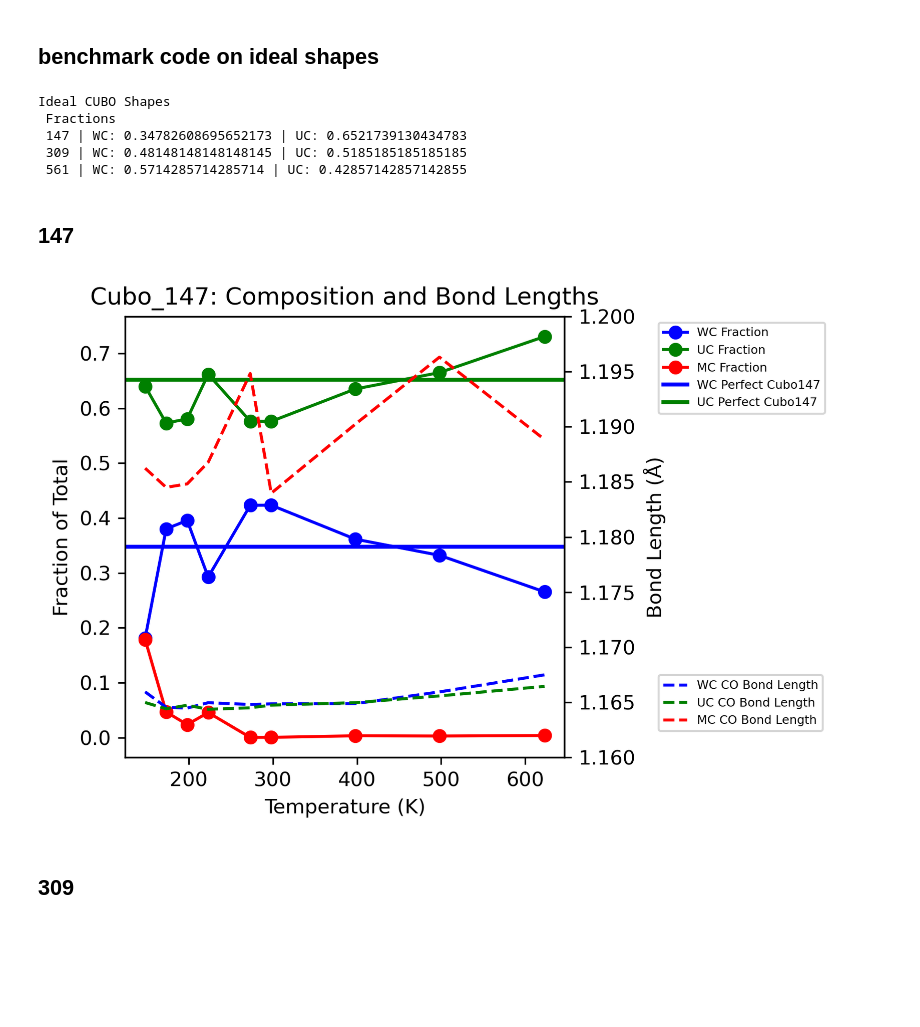
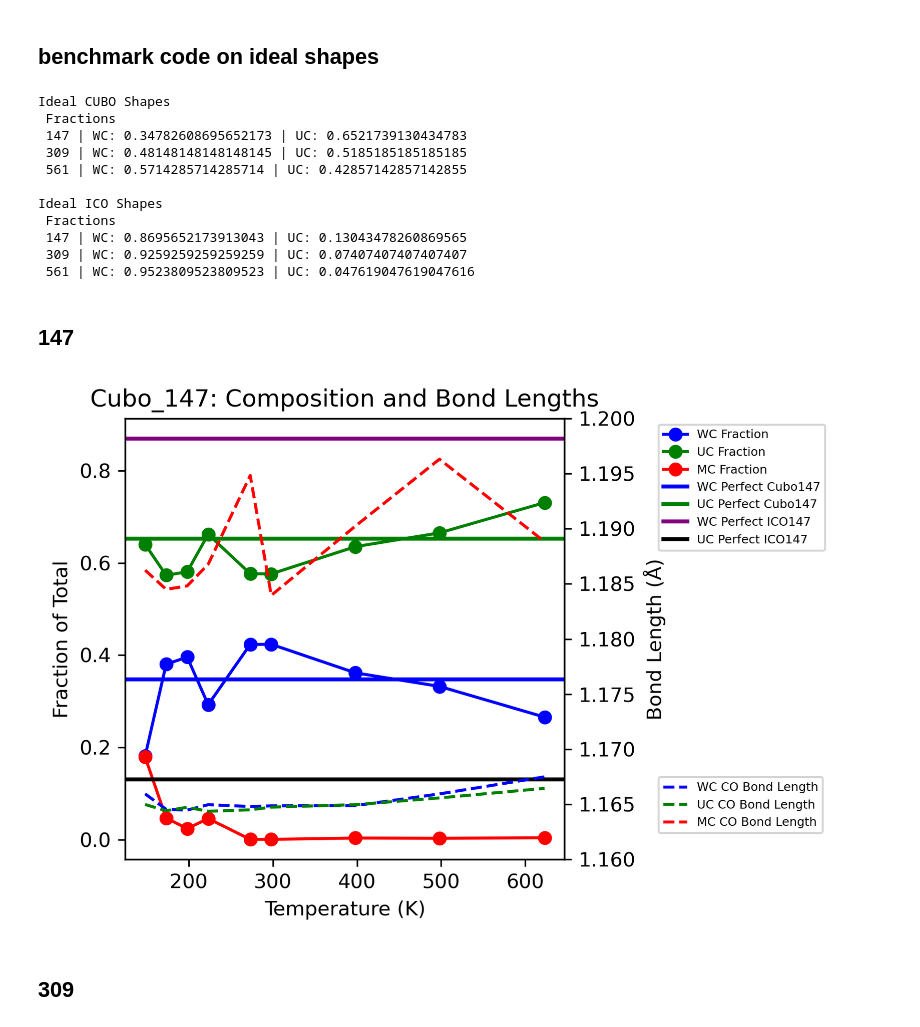
Before and after one commit to nmarcella/clusterOVITO, a Jupyter notebook: code/cameron_check_this.ipynb, the cells around one changed output. Saved outputs shown, nothing was run; the diff lists cells and outputs as text; code cells hidden in the pictures; blank space fills up the shorter version.

```diff
--- a/code/cameron_check_this.ipynb
+++ b/code/cameron_check_this.ipynb
@@ -88,8 +6,6 @@ def read_xyz(filename):
 # %% [markdown]
 ## benchmark code on ideal shapes
 # %%
-
-
 benchmark147 = {}
 benchmark147["data"] = [read_xyz("./test_models/modified_particle.xyz")]*10
 
@@ -99,9 +15,22 @@ benchmark309["data"] = [read_xyz("./test_models/modified_particle_309.xyz")]*10
 benchmark561 = {}
 benchmark561["data"] = [read_xyz("./test_models/modified_particle_561.xyz")]*10
 
+benchmark147_ico = {}
+benchmark147_ico["data"] = [read_xyz("./test_models/modified_particle_ico_147.xyz")]*10
+
+benchmark309_ico = {}
+benchmark309_ico["data"] = [read_xyz("./test_models/modified_particle_ico_309.xyz")]*10
+
+benchmark561_ico = {}
+benchmark561_ico["data"] = [read_xyz("./test_models/modified_particle_ico_561.xyz")]*10
+
 bm_WC_147, bm_UC_147, _ , _ , _ , _ = bond_lengths_WCUCMC(benchmark147)
 bm_WC_309, bm_UC_309, _ , _ , _ , _ = bond_lengths_WCUCMC(benchmark309)
 bm_WC_561, bm_UC_561, _ , _ , _ , _ = bond_lengths_WCUCMC(benchmark561)
+
+bm_WC_147_ico, bm_UC_147_ico, _ , _ , _ , _ = bond_lengths_WCUCMC(benchmark147_ico)
+bm_WC_309_ico, bm_UC_309_ico, _ , _ , _ , _ = bond_lengths_WCUCMC(benchmark309_ico)
+bm_WC_561_ico, bm_UC_561_ico, _ , _ , _ , _ = bond_lengths_WCUCMC(benchmark561_ico)
 
 f_WC_147 = bm_WC_147 / (bm_WC_147 + bm_UC_147)
 f_UC_147 = bm_UC_147 / (bm_WC_147 + bm_UC_147)
@@ -112,13 +41,29 @@ f_UC_309 = bm_UC_309 / (bm_WC_309 + bm_UC_309)
 f_WC_561 = bm_WC_561 / (bm_WC_561 + bm_UC_561)
 f_UC_561 = bm_UC_561 / (bm_WC_561 + bm_UC_561)
 
+f_WC_147_ico = bm_WC_147_ico / (bm_WC_147_ico + bm_UC_147_ico)
+f_UC_147_ico = bm_UC_147_ico / (bm_WC_147_ico + bm_UC_147_ico)
+
+f_WC_309_ico = bm_WC_309_ico / (bm_WC_309_ico + bm_UC_309_ico)
+f_UC_309_ico = bm_UC_309_ico / (bm_WC_309_ico + bm_UC_309_ico)
+
+f_WC_561_ico = bm_WC_561_ico / (bm_WC_561_ico + bm_UC_561_ico)
+f_UC_561_ico = bm_UC_561_ico / (bm_WC_561_ico + bm_UC_561_ico)
+
 print(f"Ideal CUBO Shapes \n Fractions \n 147 | WC: {f_WC_147} | UC: {f_UC_147} \n 309 | WC: {f_WC_309} | UC: {f_UC_309} \n 561 | WC: {f_WC_561} | UC: {f_UC_561} \n")
+print(f"Ideal ICO Shapes \n Fractions \n 147 | WC: {f_WC_147_ico} | UC: {f_UC_147_ico} \n 309 | WC: {f_WC_309_ico} | UC: {f_UC_309_ico} \n 561 | WC: {f_WC_561_ico} | UC: {f_UC_561_ico} \n")
 # %% [output]
 Ideal CUBO Shapes
  Fractions
  147 | WC: 0.34782608695652173 | UC: 0.6521739130434783
  309 | WC: 0.48148148148148145 | UC: 0.5185185185185185
  561 | WC: 0.5714285714285714 | UC: 0.42857142857142855
+
+Ideal ICO Shapes
+ Fractions
+ 147 | WC: 0.8695652173913043 | UC: 0.13043478260869565
+ 309 | WC: 0.9259259259259259 | UC: 0.07407407407407407
+ 561 | WC: 0.9523809523809523 | UC: 0.047619047619047616
 # %% [markdown]
 ## 147
 # %%
@@ -144,6 +89,13 @@ for i in ["148K_3","173K_6", "198K_6", "223K_6", "273K_6", "298K_6", "398K_6", "
     traj_path = traj_dir + traj_name
 
     pipeline = import_file(traj_path)
+    # shift particle away from PBC edges. -- key to getting things to work.
+    tm = [[1, 0, 0, -100],
+                [0,  1, 0,200],
+                [0, 0, 1, -100]]
+
+    pipeline.modifiers.append(AffineTransformationModifier(operate_on = {'cell'}, transformation=tm))
+    pipeline.modifiers.append(WrapPeriodicImagesModifier())
 
     test_pl = MD_EXAFS_Analysis_Pipeline_PtCO(pipeline, file_params={"framerange": range(0,pipeline.source.num_frames,100),"atoms":{"Pt":1, "C":2, "O":3}, "cutoff":3}, custom_analysis_func=find_adsorbed_CO)
     #test_pl = MD_EXAFS_Binary_Pipeline_General(pipeline, file_params={"framerange": range(15999,16000),"atoms":{"Pt":1}, "cutoff":3})
@@ -178,34 +130,36 @@ ax1.plot(temperatures, n_UC, label="UC Fraction", marker='o', color='g')
 ax1.plot(temperatures, n_multi, label="MC Fraction", marker='o', color='r')
 ax1.set_xlabel("Temperature (K)")
 ax1.set_ylabel("Fraction of Total")
 
 # Secondary axis for bond lengths
 ax2 = ax1.twinx()
 r_WC = np.array([bond_lengths_147[i]["r_WC"] for i in data_names])
 r_UC = np.array([bond_lengths_147[i]["r_UC"] for i in data_names])
 r_multi = np.array([bond_lengths_147[i]["r_multi"] for i in data_names])
 ax2.plot(temperatures, r_WC, label="WC CO Bond Length", linestyle='--', color='b')
 ax2.plot(temperatures, r_UC, label="UC CO Bond Length", linestyle='--', color='g')
 ax2.plot(temperatures, r_multi, label="MC CO Bond Length", linestyle='--', color='r')
 ax2.set_ylabel("Bond Length (Å)")
 ax2.set_ylim(1.16, 1.2)
 
 # Adding constant lines for f_WC_147 and f_UC_147
 ax1.axhline(y=f_WC_147, color='blue', linestyle='-', linewidth=2, label="WC Perfect Cubo147")
 ax1.axhline(y=f_UC_147, color='green', linestyle='-', linewidth=2, label="UC Perfect Cubo147")
+ax1.axhline(y=f_WC_147_ico, color='purple', linestyle='-', linewidth=2, label="WC Perfect ICO147")
+ax1.axhline(y=f_UC_147_ico, color='black', linestyle='-', linewidth=2, label="UC Perfect ICO147")
 
 # Adjusting legend positioning for ax1
 ax1.legend(loc='upper left', bbox_to_anchor=(1.2, 1), fontsize=6)
 
 # Adjusting legend positioning for ax2
 ax2.legend(loc='upper left', bbox_to_anchor=(1.2, 0.2), fontsize=6)
 
 
 plt.title("Cubo_147: Composition and Bond Lengths")
 plt.tight_layout()
 plt.show()
 # %% [output]
-[figure, old version]
+[figure, new version]
 # %% [markdown]
 ## 309
 # %%
```
Also changed, not shown: parts of 9 cells of this notebook, 8 other files.
